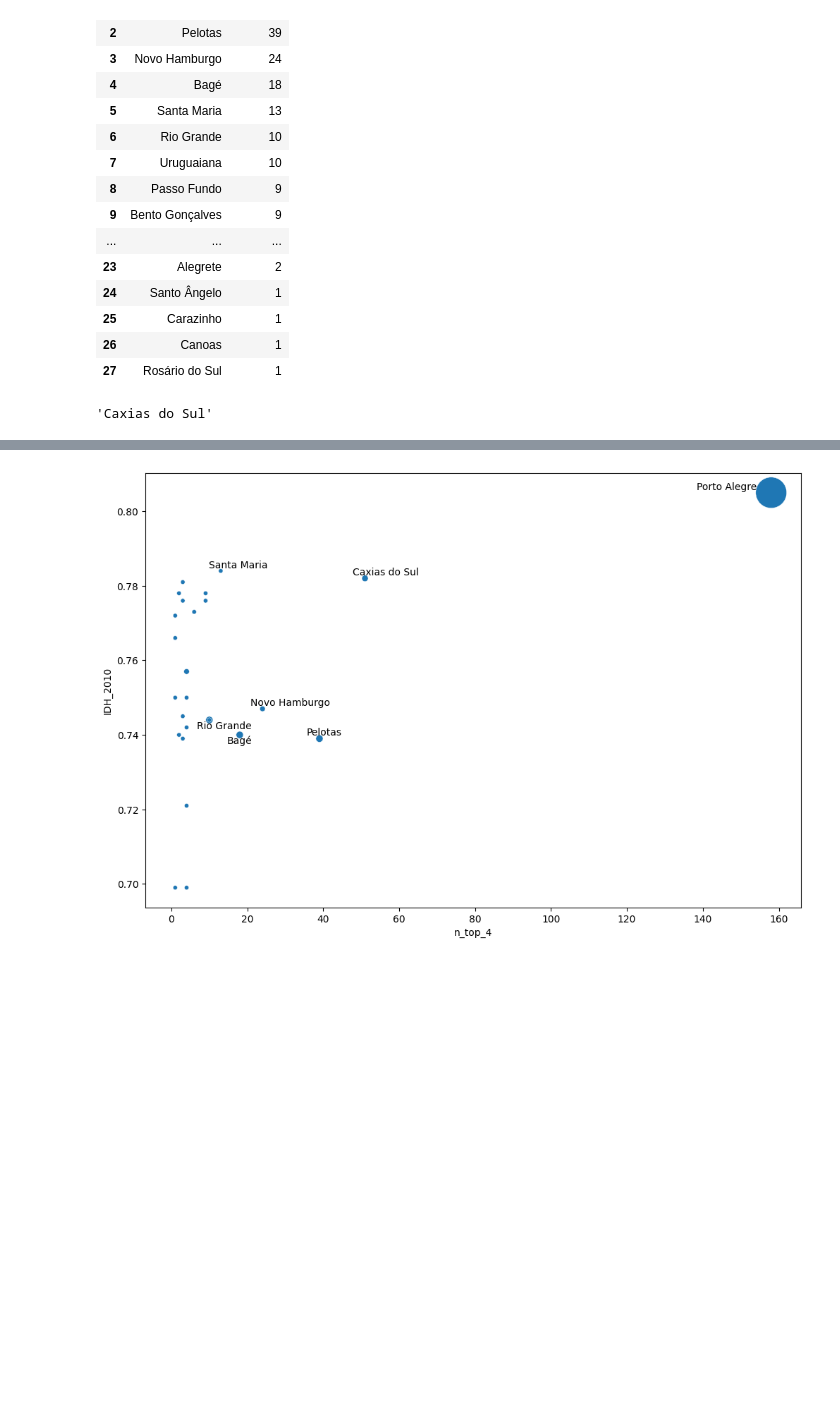
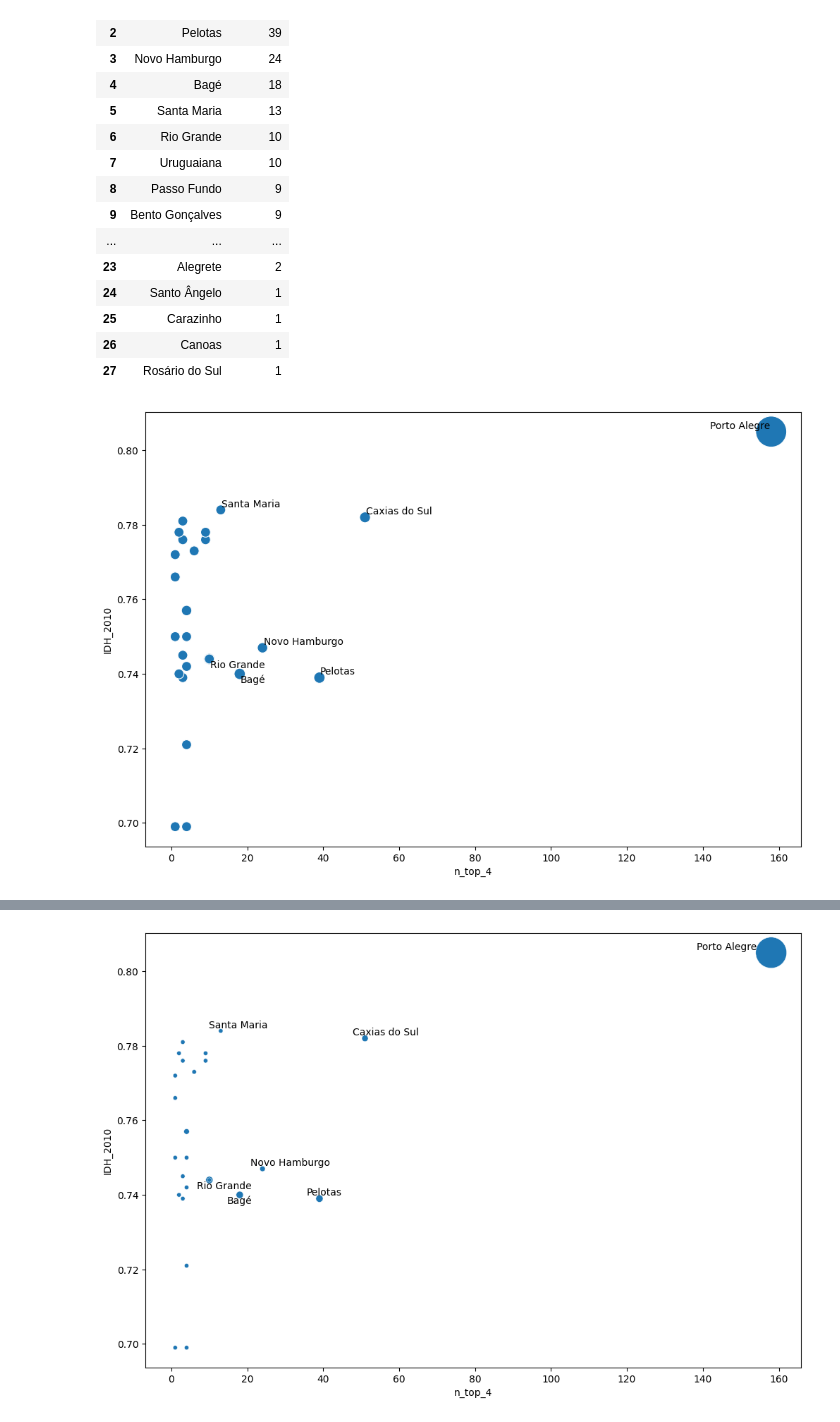
Before and after one commit to VitorBSP/Multiverso_greNAL, a Jupyter notebook: analise.ipynb, the cells around one changed output, grey strips where cells are left out. Cells and saved outputs as stored; diff of their text form; code cells hidden in the pictures; blank space fills up the shorter version.

Commit message:
add: funcao scatterplot

```diff
--- a/analise.ipynb
+++ b/analise.ipynb
@@ -223,11 +223,6 @@ cidades =  cidades.merge(top4_cidade, how='left', left_on='Cidade', right_on = "
 cidades['Quantidade_Primeiro'] = cidades['Quantidade_Primeiro'].map({np.nan : 0}).fillna(cidades['Quantidade_Primeiro'])
 cidades['Quantidade_Segundo'] = cidades['Quantidade_Segundo'].map({np.nan : 0}).fillna(cidades['Quantidade_Segundo'])
 cidades['n_top_4'] = cidades['n_top_4'].map({np.nan : 0}).fillna(cidades['n_top_4'])
-# %%
-i=1
-cidades['Cidade'].iloc[i]
-# %% [output]
-'Caxias do Sul'
 # %%
 def label_point(h,x, y, val, ax):
     a = pd.concat({'x': x, 'y': y, 'val': val}, axis=1)
@@ -239,0 +237,17 @@ def label_point(h,x, y, val, ax):
+# %%
+def graphics_point(data, x, y, size, text_label, high=[], h = 12, w =8):
+    plt.subplots(figsize=(h, w))
+    if high == []:
+        high = text_label
+    ax = sns.scatterplot(data=data[data[x] > 0], x=x, y=y, size=size, legend=False, sizes=(100, 1000))
+    text = []
+    for i, point in data.iterrows():
+        if point[text_label] in high:
+            text.append(plt.text(point[x], point[y], str(point[text_label])))
+    adjust_text(text,avoid_points = True)
+    plt.show()
+# %%
+graphics_point(cidades, 'n_top_4', 'IDH_2010', 'Quantidade_Primeiro', 'Cidade',
+                ['Porto Alegre', 'Pelotas', 'Caxias do Sul', 'Bagé', 'Rio Grande', 'Santa Maria', 'Novo Hamburgo'] )
+# %% [output]
+[figure, added]
```
Also changed, not shown: parts of 6 cells of this notebook.
